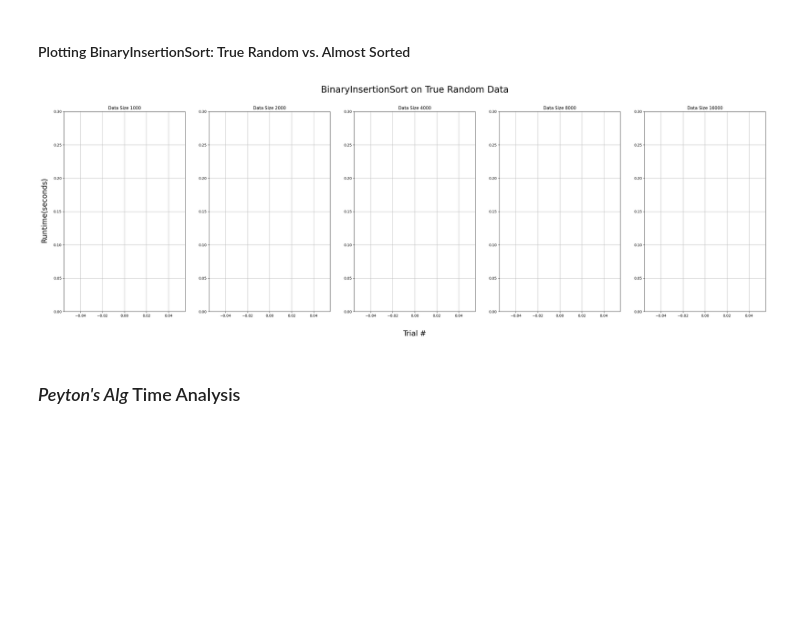
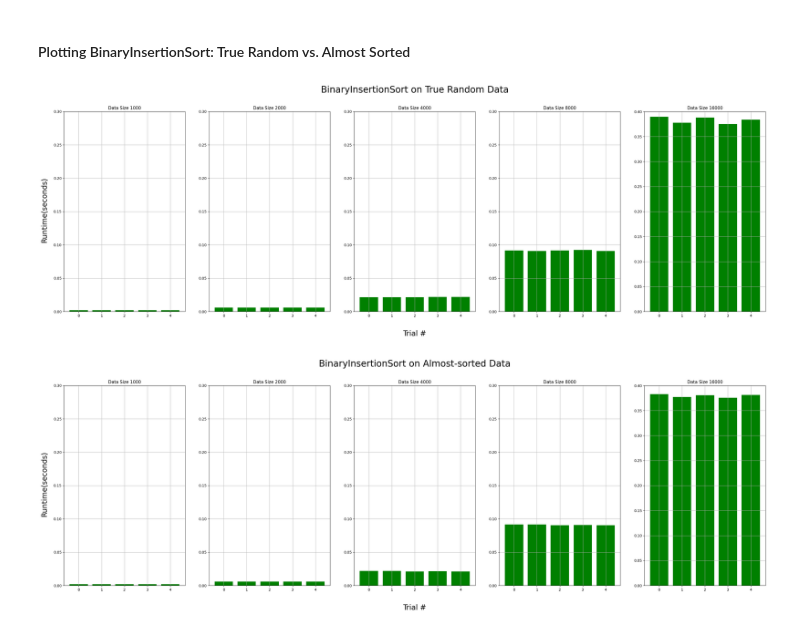
Before and after one commit to pjamespz/SCHOOL-intro-sorts, a Jupyter notebook: figures.ipynb, the cells around one changed output. Cells and saved outputs as stored; diff of their text form; code cells hidden in the pictures; blank space fills up the shorter version.

Commit message:
results tables added, figures generated.

```diff
--- a/figures.ipynb
+++ b/figures.ipynb
@@ -985,17 +1102,17 @@ plt.show()
 # %% [markdown]
 ### BinaryInsertionSort Time Analysis
 # %%
-bis_tr_1000 = tr_df[(tr_df['Algorithm'] == 'BinaryInsertionSort') & (tr_df['Data Size'] == 1000)]
-bis_tr_2000 = tr_df[(tr_df['Algorithm'] == 'BinaryInsertionSort') & (tr_df['Data Size'] == 2000)]
-bis_tr_4000 = tr_df[(tr_df['Algorithm'] == 'BinaryInsertionSort') & (tr_df['Data Size'] == 4000)]
-bis_tr_8000 = tr_df[(tr_df['Algorithm'] == 'BinaryInsertionSort') & (tr_df['Data Size'] == 8000)]
-bis_tr_16000 = tr_df[(tr_df['Algorithm'] == 'BinaryInsertionSort') & (tr_df['Data Size'] == 16000)]
+bis_tr_1000 = tr_df[(tr_df['Algorithm'] == 'CustomSort1') & (tr_df['Data Size'] == 1000)]
+bis_tr_2000 = tr_df[(tr_df['Algorithm'] == 'CustomSort1') & (tr_df['Data Size'] == 2000)]
+bis_tr_4000 = tr_df[(tr_df['Algorithm'] == 'CustomSort1') & (tr_df['Data Size'] == 4000)]
+bis_tr_8000 = tr_df[(tr_df['Algorithm'] == 'CustomSort1') & (tr_df['Data Size'] == 8000)]
+bis_tr_16000 = tr_df[(tr_df['Algorithm'] == 'CustomSort1') & (tr_df['Data Size'] == 16000)]
 
-#bis_as_1000 = as_df[(as_df['Algorithm'] == 'BinaryInsertionSort') & (as_df['Data Size'] == 1000)]
-#bis_as_2000 = as_df[(as_df['Algorithm'] == 'BinaryInsertionSort') & (as_df['Data Size'] == 2000)]
-#bis_as_4000 = as_df[(as_df['Algorithm'] == 'BinaryInsertionSort') & (as_df['Data Size'] == 4000)]
-#bis_as_8000 = as_df[(as_df['Algorithm'] == 'BinaryInsertionSort') & (as_df['Data Size'] == 8000)]
-#bis_as_16000 = as_df[(as_df['Algorithm'] == 'BinaryInsertionSort') & (as_df['Data Size'] == 16000)]
+bis_as_1000 = as_df[(as_df['Algorithm'] == 'CustomSort1') & (as_df['Data Size'] == 1000)]
+bis_as_2000 = as_df[(as_df['Algorithm'] == 'CustomSort1') & (as_df['Data Size'] == 2000)]
+bis_as_4000 = as_df[(as_df['Algorithm'] == 'CustomSort1') & (as_df['Data Size'] == 4000)]
+bis_as_8000 = as_df[(as_df['Algorithm'] == 'CustomSort1') & (as_df['Data Size'] == 8000)]
+bis_as_16000 = as_df[(as_df['Algorithm'] == 'CustomSort1') & (as_df['Data Size'] == 16000)]
 # %% [markdown]
 #### BinaryInsertionSort: Descriptive Statistics
 # %%
@@ -1033,34 +1153,67 @@ axs[0].bar(range(len(bis_tr_1000)), bis_tr_1000['Runtime'], color="green")
 axs[0].set_title('Data Size 1000')
 axs[0].set_ylim(0, 0.3)
 axs[0].grid(True)
 
 axs[1].bar(range(len(bis_tr_2000)), bis_tr_2000['Runtime'], color="green")
 axs[1].set_title('Data Size 2000')
 axs[1].set_ylim(0, 0.3)
 axs[1].grid(True)
 
 axs[2].bar(range(len(bis_tr_4000)), bis_tr_4000['Runtime'], color="green")
 axs[2].set_title('Data Size 4000')
 axs[2].set_ylim(0, 0.3)
 axs[2].grid(True)
 
 axs[3].bar(range(len(bis_tr_8000)), bis_tr_8000['Runtime'], color="green")
 axs[3].set_title('Data Size 8000')
 axs[3].set_ylim(0, 0.3)
 axs[3].grid(True)
 
 axs[4].bar(range(len(bis_tr_16000)), bis_tr_16000['Runtime'], color="green")
 axs[4].set_title('Data Size 16000')
-axs[4].set_ylim(0, 0.3)
+axs[4].set_ylim(0, 0.4)
 axs[4].grid(True)
 
 fig.supxlabel("Trial #", fontsize=20)
 fig.supylabel("Runtime(seconds)", fontsize=20)
 fig.suptitle("BinaryInsertionSort on True Random Data", fontsize=25)
 fig.subplots_adjust(left=0.05, right=0.95)
 
 plt.show()
+
+fig, axs = plt.subplots(1, 5, figsize=(30, 10))
+
+axs[0].bar(range(len(bis_as_1000)), bis_as_1000['Runtime'], color="green")
+axs[0].set_title('Data Size 1000')
+axs[0].set_ylim(0, 0.3)
+axs[0].grid(True)
+
+axs[1].bar(range(len(bis_as_2000)), bis_as_2000['Runtime'], color="green")
+axs[1].set_title('Data Size 2000')
+axs[1].set_ylim(0, 0.3)
+axs[1].grid(True)
+
+axs[2].bar(range(len(bis_as_4000)), bis_as_4000['Runtime'], color="green")
+axs[2].set_title('Data Size 4000')
+axs[2].set_ylim(0, 0.3)
+axs[2].grid(True)
+
+axs[3].bar(range(len(bis_as_8000)), bis_as_8000['Runtime'], color="green")
+axs[3].set_title('Data Size 8000')
+axs[3].set_ylim(0, 0.3)
+axs[3].grid(True)
+
+axs[4].bar(range(len(bis_as_16000)), bis_as_16000['Runtime'], color="green")
+axs[4].set_title('Data Size 16000')
+axs[4].set_ylim(0, 0.4)
+axs[4].grid(True)
+
+fig.supxlabel("Trial #", fontsize=20)
+fig.supylabel("Runtime(seconds)", fontsize=20)
+fig.suptitle("BinaryInsertionSort on Almost-sorted Data", fontsize=25)
+fig.subplots_adjust(left=0.05, right=0.95)
+
+plt.show()
 # %% [output]
-[figure, old version]
+[figure, new version]
+[figure, added]
-# %% [markdown]
-### *Peyton's Alg* Time Analysis
```
Also changed, not shown: parts of 14 cells of this notebook, 1 other file.
